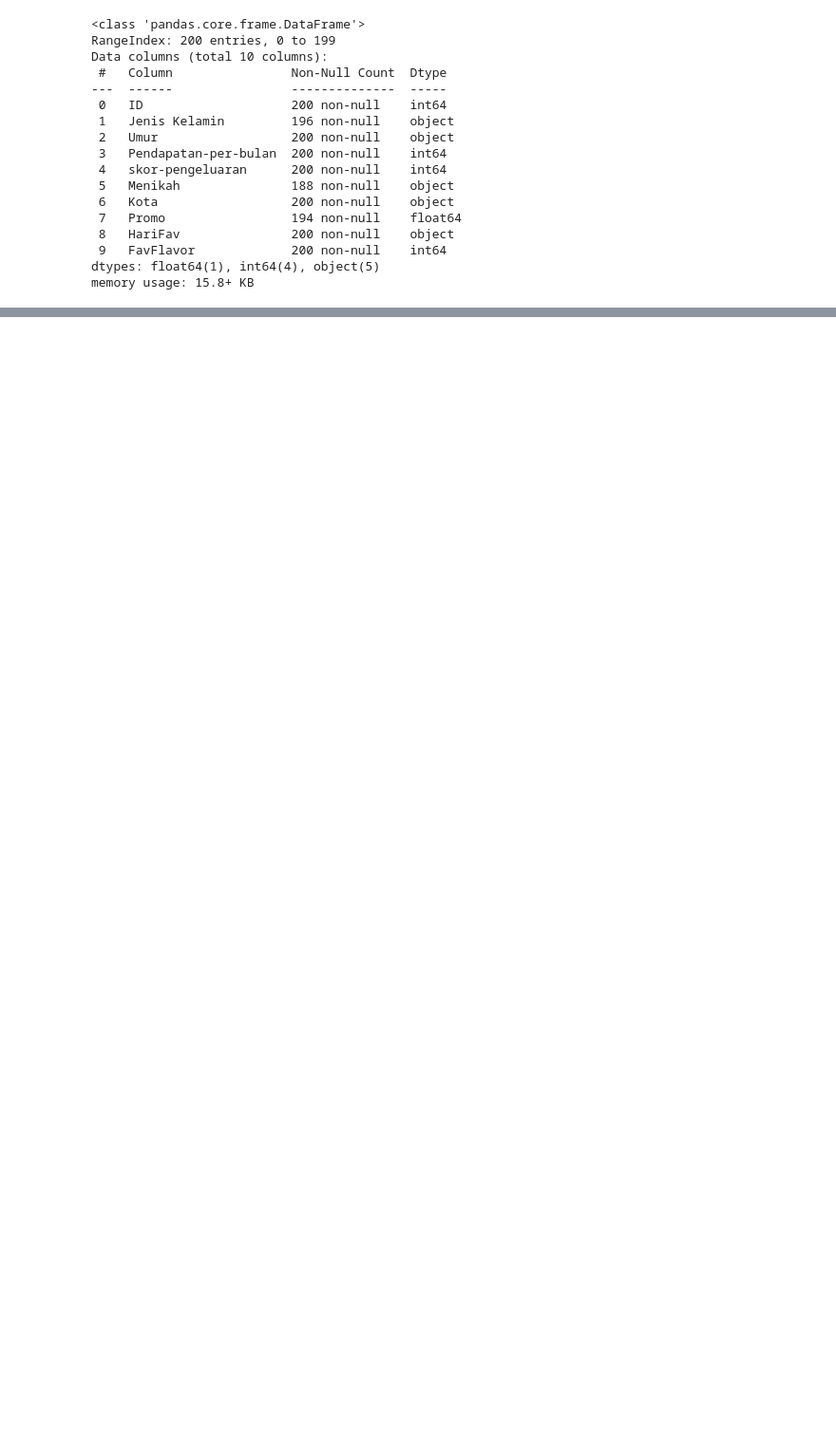
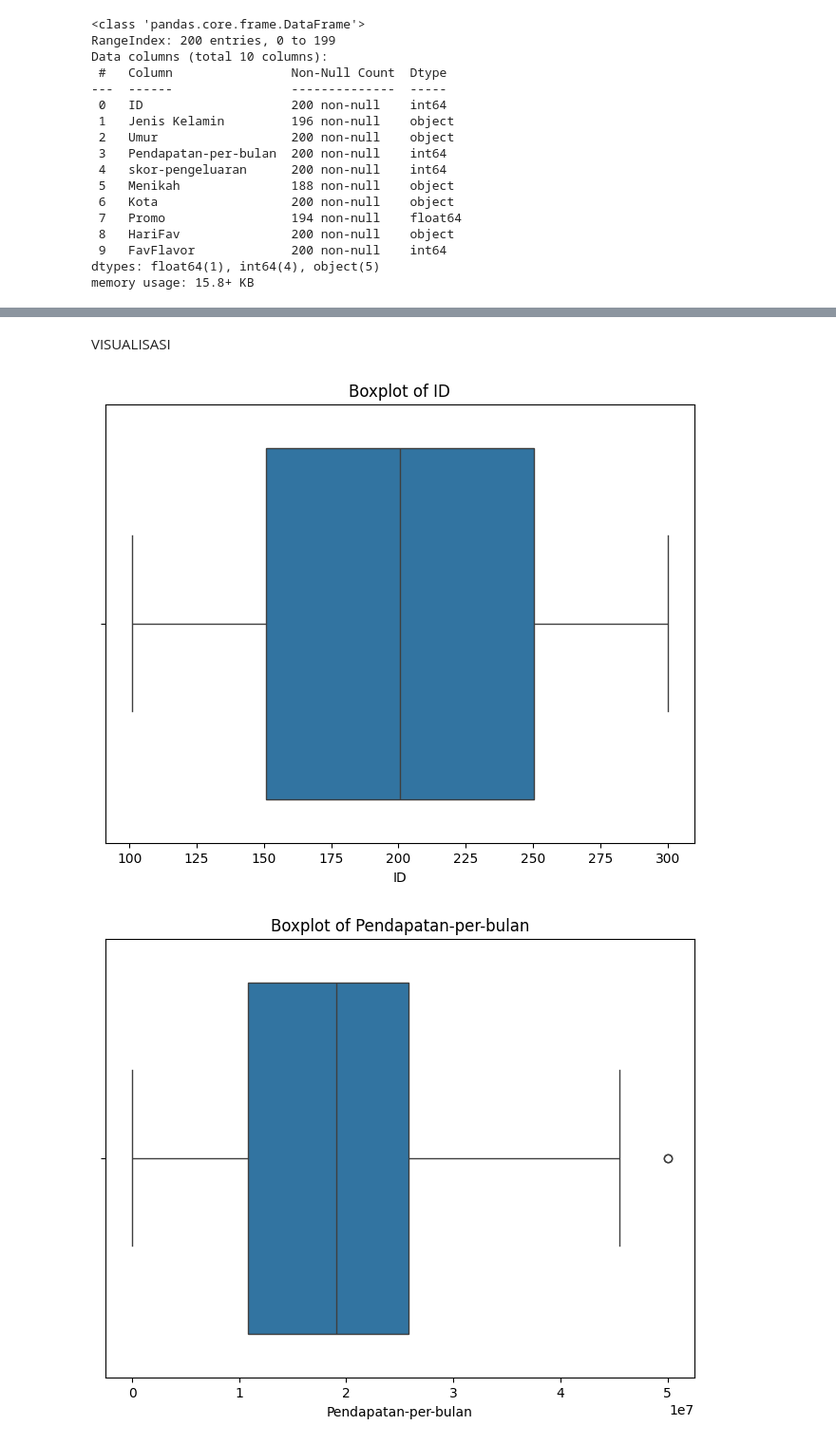
Before and after one commit to sahrul3114/Case-Study-Clustering-Analysis-Association-Rule, a Jupyter notebook: CP_02_Data_Mining_Kelompok_I.ipynb, the cells around one changed output, grey strips where cells are left out. Shown at 95% size. Cells and saved outputs as stored; diff of their text form; code cells hidden in the pictures; blank space fills up the shorter version.

```diff
--- a/CP_02_Data_Mining_Kelompok_I.ipynb
+++ b/CP_02_Data_Mining_Kelompok_I.ipynb
@@ -64,0 +105,28 @@ df.head()
+# %%
+import numpy as np
+
+numerical_cols = df.select_dtypes(include=np.number).columns.tolist()
+
+for col in numerical_cols:
+    print(f"Checking outliers for column: {col}")
+    # Hitung Q1, Q3, dan IQR
+    Q1 = df[col].quantile(0.25)
+    Q3 = df[col].quantile(0.75)
+    IQR = Q3 - Q1
+
+    # Tentukan batas bawah dan atas
+    batas_bawah = Q1 - 1.5 * IQR
+    batas_atas = Q3 + 1.5 * IQR
+
+    # Cek data outlier
+    outlier = df[(df[col] < batas_bawah) | (df[col] > batas_atas)]
+
+    # Tampilkan hasil
+    print(f"Q1: {Q1}")
+    print(f"Q3: {Q3}")
+    print(f"IQR: {IQR}")
+    print(f"Batas bawah: {batas_bawah}")
+    print(f"Batas atas: {batas_atas}")
+    print("\nData outlier:")
+    display(outlier)
+    print("-" * 30) # Separator for clarity
@@ -64,0 +186,18 @@ df.head()
+# %% [markdown]
+VISUALISASI
+# %%
+import matplotlib.pyplot as plt
+import seaborn as sns
+import numpy as np
+import re
+
+df['Menikah'] = pd.to_numeric(df['Menikah'], errors='coerce')
+numerical_cols = df.select_dtypes(include=np.number).columns.tolist()
+for col in numerical_cols:
+    plt.figure(figsize=(8, 6))
+    sns.boxplot(x=df[col])
+    plt.title(f'Boxplot of {col}')
+    plt.show()
+# %% [output]
+[figure, added]
+[figure, added]
```
Also changed, not shown: parts of 10 cells of this notebook.
